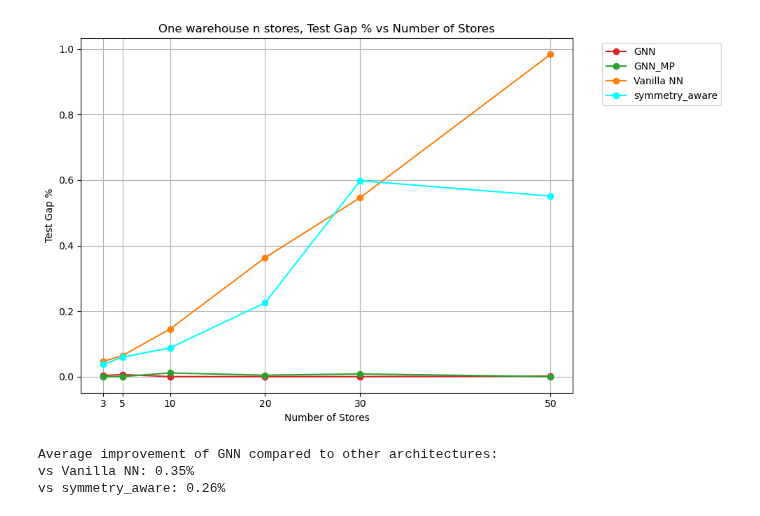
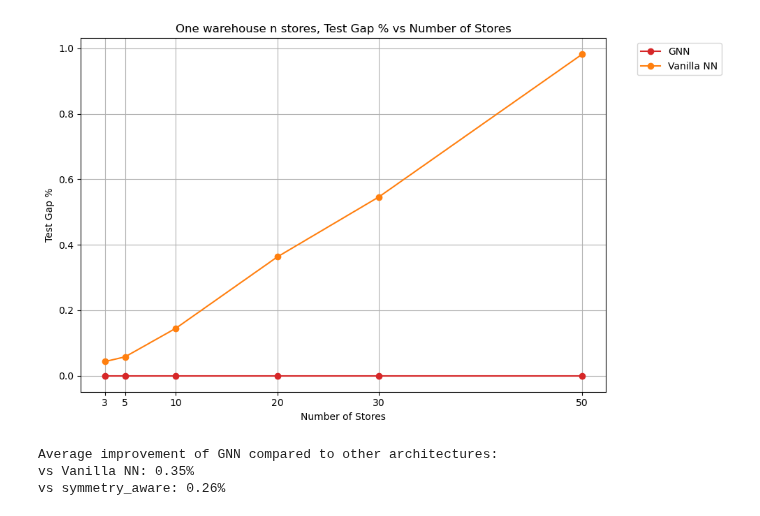
Before and after one commit to minuk302/Neural_inventory_control, a Jupyter notebook: analysis/ray_generic_architecture.ipynb, the cells around one changed output. Drawn from its saved outputs; the diff is of its cells as text; code cells hidden in the pictures.

```diff
--- a/analysis/ray_generic_architecture.ipynb
+++ b/analysis/ray_generic_architecture.ipynb
@@ -222,8 +222,8 @@ df_benchmark.insert(1, 'hyperparam_name', "CBS_one_warehouse")
 # Combine dataframes
 df = pd.concat([
     df_gnn,
-    df_gnn_mp,
-    df_symmetry_aware,
+    # df_gnn_mp,
+    # df_symmetry_aware,
     df_vanilla,
     # df_benchmark
 ])
@@ -287,4 +283,4 @@ plt.show()
-[figure, old version]
+[figure, new version]
 # %%
 # Calculate average improvement of GNN_MP compared to other architectures
 architectures = ['Vanilla NN', 'Benchmark', 'symmetry_aware']
```
Also changed, not shown: parts of 2 cells of this notebook, 21 other files.
